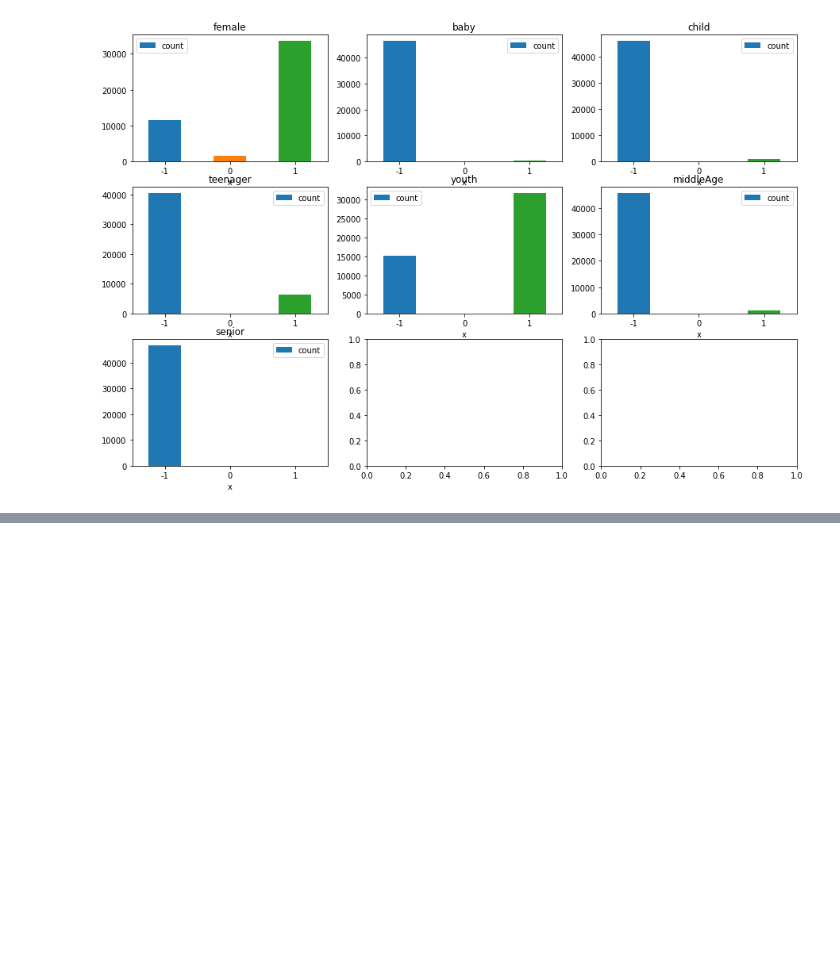
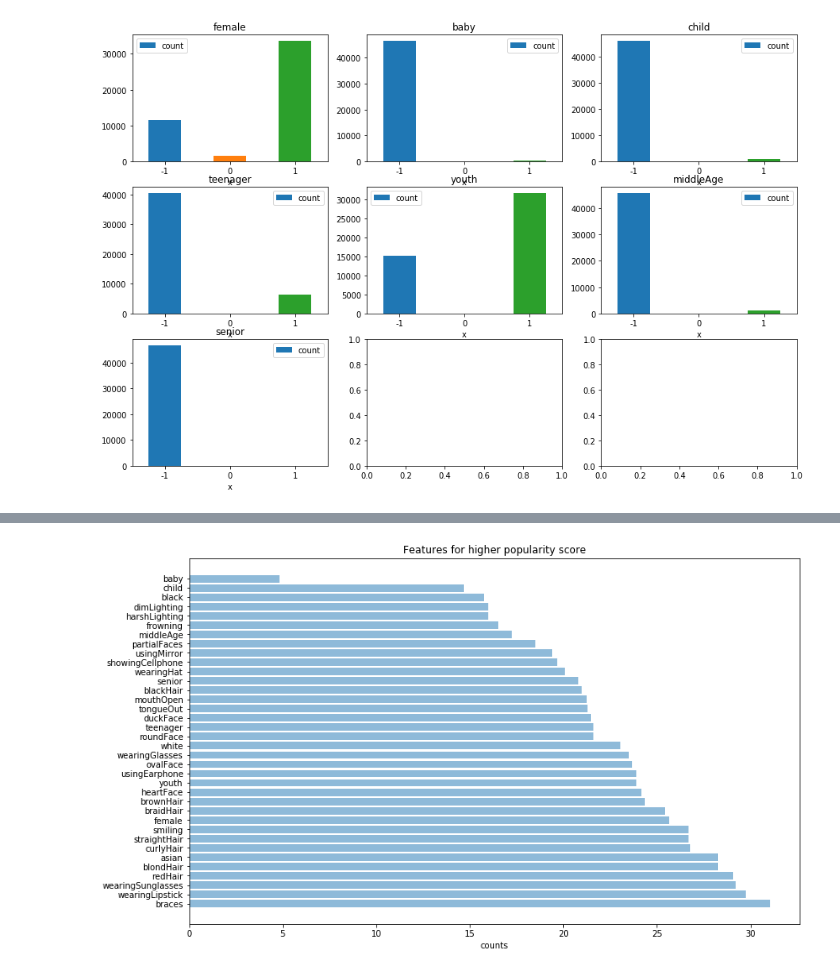
Before and after one commit to varunvora/CRCV-Selfie, a Jupyter notebook: aml_esa.ipynb, the cells around one changed output, grey strips where cells are left out. Saved outputs shown, nothing was run; the diff lists cells and outputs as text; code cells hidden in the pictures; blank space fills up the shorter version.

```diff
--- a/aml_esa.ipynb
+++ b/aml_esa.ipynb
@@ -154,0 +211,22 @@ for i in range(1, 4):
+# %%
+df = pd.read_csv('Selfie-dataset/selfie_dataset.txt', delim_whitespace=True, header=None)
+
+sorted_x = []
+for c in col.keys():
+    if c == 'imageName' or c == 'popularityScore':
+        continue
+    sorted_x.append((c, (df.groupby(col[c])[col['popularityScore']].mean()[1] - 4) * 10 - 1))
+sorted_x.sort(key=lambda x : x[1], reverse=True)
+
+feat = [y[0] for y in sorted_x]
+counts = [(y[1] + 0.05) * 8 for y in sorted_x]
+
+y_pos = np.arange(len(feat))
+plt.figure(figsize=(13, 8))
+plt.barh(y_pos, counts, align='center', alpha=0.5)
+plt.yticks(y_pos, feat)
+plt.xlabel('counts')
+plt.title('Features for higher popularity score')
+plt.show()
+# %% [output]
+[figure, added]
```
Also changed, not shown: parts of 8 cells of this notebook, 1 other file.
